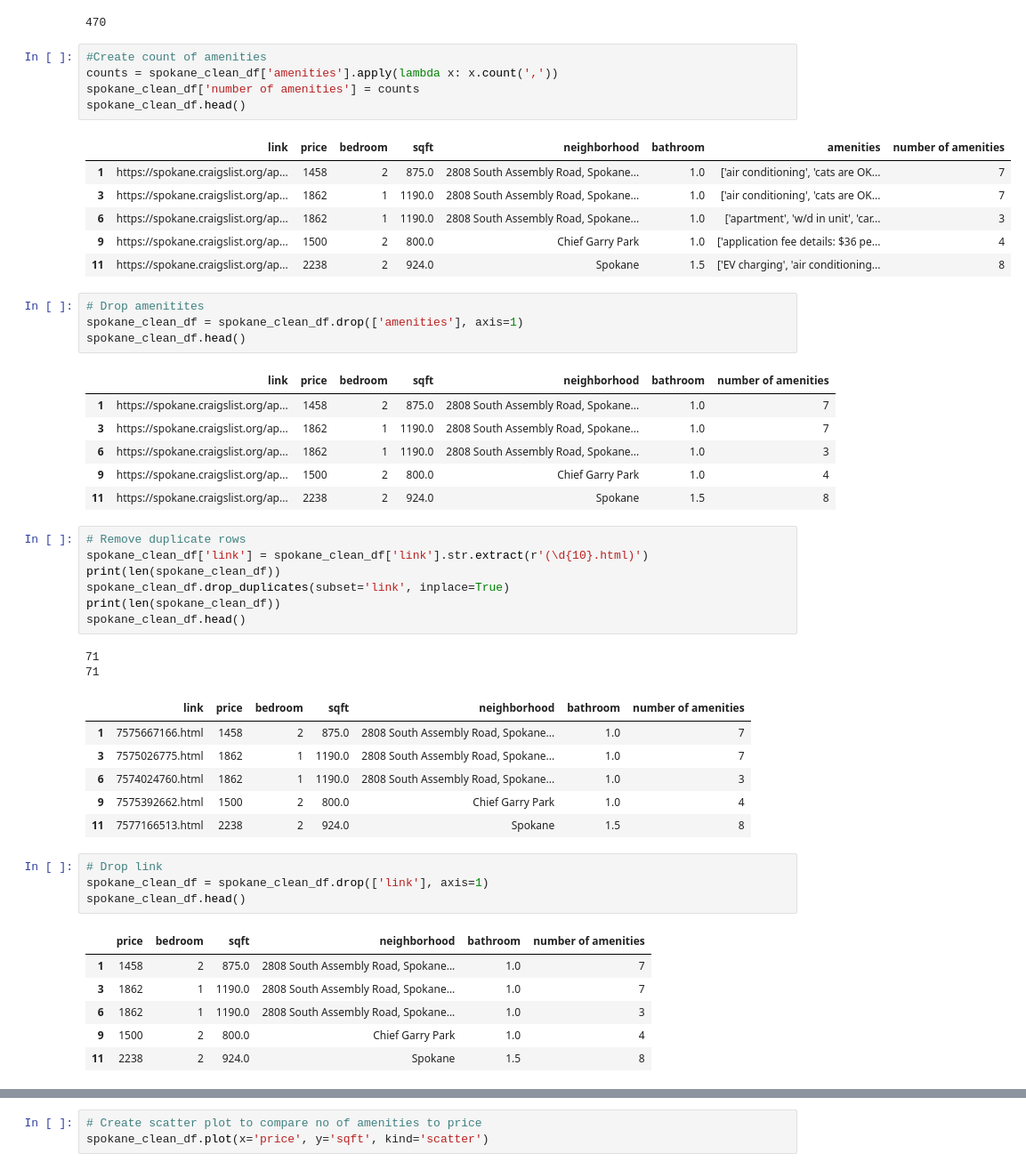
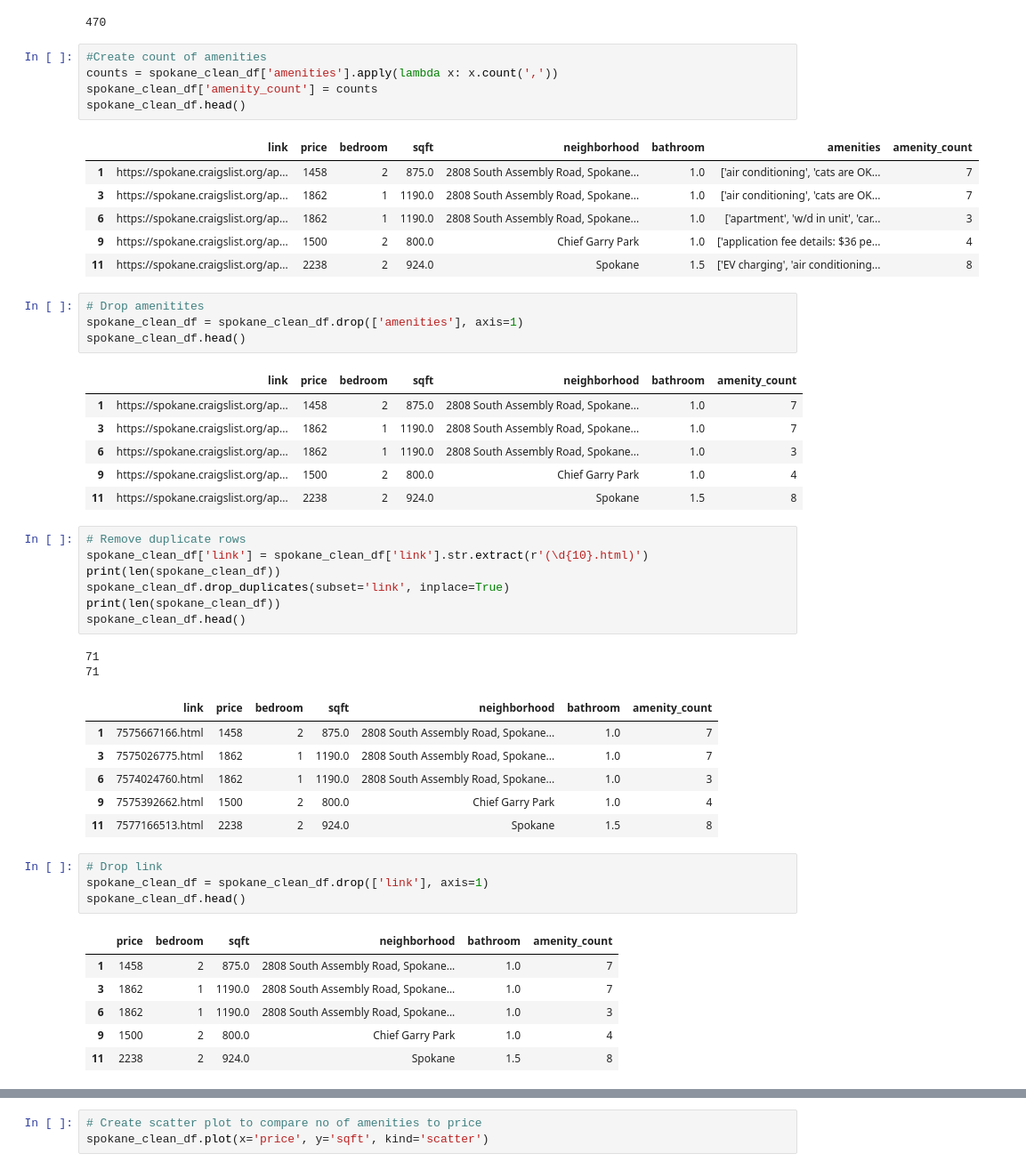
Before and after one commit to icycake7/main, a Jupyter notebook: First Segment Rubric - Clean/spokane_data_clean.ipynb, the cells around one changed output, grey strips where cells are left out. Shown: that part at 89% size. Cells and saved outputs as stored; diff of their text form.

```diff
--- a/First Segment Rubric - Clean/spokane_data_clean.ipynb
+++ b/First Segment Rubric - Clean/spokane_data_clean.ipynb
@@ -138,10 +138,10 @@ print(num_occurrences)
 # %%
 #Create count of amenities
 counts = spokane_clean_df['amenities'].apply(lambda x: x.count(','))
-spokane_clean_df['number of amenities'] = counts
+spokane_clean_df['amenity_count'] = counts
 spokane_clean_df.head()
 # %% [output]
-|  | link | price | bedroom | sqft | neighborhood | bathroom | amenities | number of amenities |
+|  | link | price | bedroom | sqft | neighborhood | bathroom | amenities | amenity_count |
 | 1 | https://spokane.craigslist.org/ap... | 1458 | 2 | 875.0 | 2808 South Assembly Road, Spokane... | 1.0 | ['air conditioning', 'cats are OK... | 7 |
 | 3 | https://spokane.craigslist.org/ap... | 1862 | 1 | 1190.0 | 2808 South Assembly Road, Spokane... | 1.0 | ['air conditioning', 'cats are OK... | 7 |
 | 6 | https://spokane.craigslist.org/ap... | 1862 | 1 | 1190.0 | 2808 South Assembly Road, Spokane... | 1.0 | ['apartment', 'w/d in unit', 'car... | 3 |
@@ -152,7 +152,7 @@ spokane_clean_df.head()
 spokane_clean_df = spokane_clean_df.drop(['amenities'], axis=1)
 spokane_clean_df.head()
 # %% [output]
-|  | link | price | bedroom | sqft | neighborhood | bathroom | number of amenities |
+|  | link | price | bedroom | sqft | neighborhood | bathroom | amenity_count |
 | 1 | https://spokane.craigslist.org/ap... | 1458 | 2 | 875.0 | 2808 South Assembly Road, Spokane... | 1.0 | 7 |
 | 3 | https://spokane.craigslist.org/ap... | 1862 | 1 | 1190.0 | 2808 South Assembly Road, Spokane... | 1.0 | 7 |
 | 6 | https://spokane.craigslist.org/ap... | 1862 | 1 | 1190.0 | 2808 South Assembly Road, Spokane... | 1.0 | 3 |
@@ -168,7 +168,7 @@ spokane_clean_df.head()
 # %% [output]
 71
 71
-|  | link | price | bedroom | sqft | neighborhood | bathroom | number of amenities |
+|  | link | price | bedroom | sqft | neighborhood | bathroom | amenity_count |
 | 1 | 7575667166.html | 1458 | 2 | 875.0 | 2808 South Assembly Road, Spokane... | 1.0 | 7 |
 | 3 | 7575026775.html | 1862 | 1 | 1190.0 | 2808 South Assembly Road, Spokane... | 1.0 | 7 |
 | 6 | 7574024760.html | 1862 | 1 | 1190.0 | 2808 South Assembly Road, Spokane... | 1.0 | 3 |
@@ -179,7 +179,7 @@ spokane_clean_df.head()
 spokane_clean_df = spokane_clean_df.drop(['link'], axis=1)
 spokane_clean_df.head()
 # %% [output]
-|  | price | bedroom | sqft | neighborhood | bathroom | number of amenities |
+|  | price | bedroom | sqft | neighborhood | bathroom | amenity_count |
 | 1 | 1458 | 2 | 875.0 | 2808 South Assembly Road, Spokane... | 1.0 | 7 |
 | 3 | 1862 | 1 | 1190.0 | 2808 South Assembly Road, Spokane... | 1.0 | 7 |
 | 6 | 1862 | 1 | 1190.0 | 2808 South Assembly Road, Spokane... | 1.0 | 3 |
```
Also changed, not shown: parts of 3 cells of this notebook, 7 other files.
